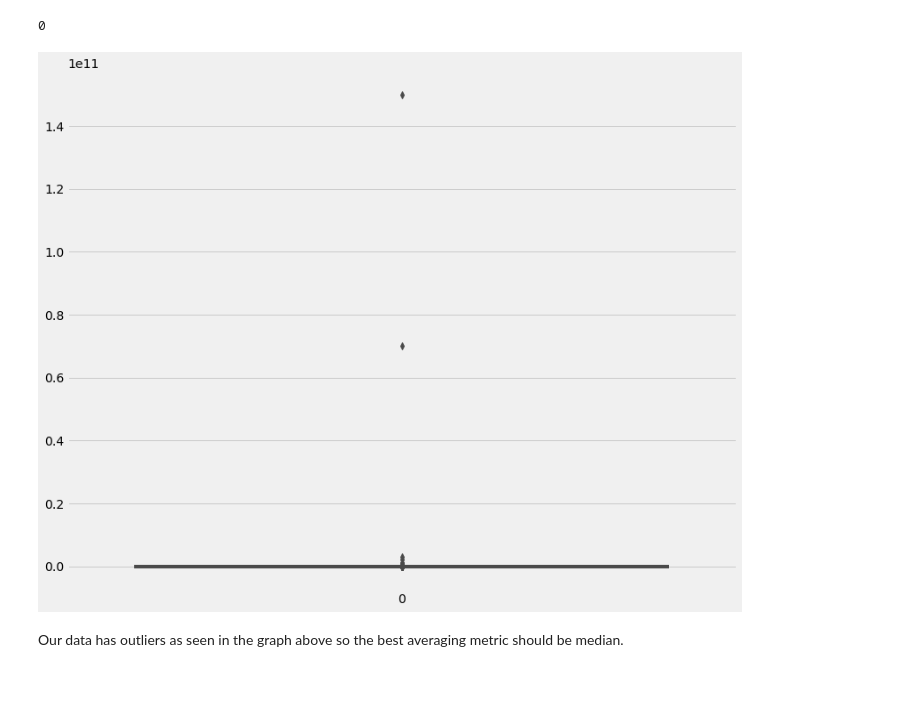
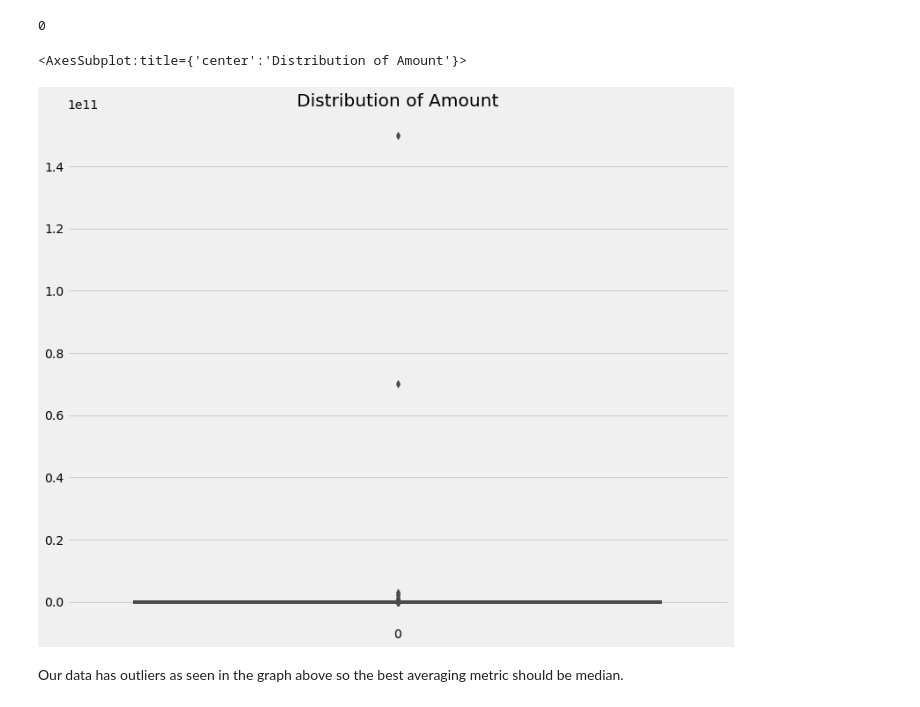
Before and after one commit to rkadey/Data-Analysis, a Jupyter notebook: Indian Startup Fund Analysis/Indian StartUp Funding Analysis.ipynb, the cells around one changed output. Drawn from its saved outputs; the diff is of its cells as text; code cells hidden in the pictures.

```diff
--- a/Indian Startup Fund Analysis/Indian StartUp Funding Analysis.ipynb
+++ b/Indian Startup Fund Analysis/Indian StartUp Funding Analysis.ipynb
@@ -225,3 +265,4 @@ df_2018.head()
 df_2018['Industry'] = df_2018['Industry'].apply(str)
 df_2018['Industry'] = df_2018['Industry'].str.split(',').str[0]
 df_2018['Industry'] = df_2018['Industry'].replace("'", "", regex=True)
+df_2018['Industry'] = df_2018['Industry'].replace("—", np.nan, regex=True)
@@ -238,7 +298,6 @@ Name: Industry, dtype: object
 # Split and use first city under Location column
 df_2018['Location'] = df_2018['Location'].apply(str)
 df_2018['Location'] = df_2018['Location'].str.split(',').str[0]
-df_2018['Location'] = df_2018['Location'].replace("'", "", regex=True)
 # %%
 df_2018['Location'].head()
 # %% [output]
@@ -858,6 +956,9 @@ Founders         545
 Investor         630
 dtype: int64
 # %%
+# removing all non-numeric values in dataset
+data["Amount($)"] = pd.to_numeric(data["Amount($)"], errors='coerce')
+
 # Replace missing values in dataset
 data["Amount($)"].replace(np.NaN, 0, inplace = True)
 # %%
@@ -902,11 +1002,13 @@ data.duplicated().sum()
 # %% [output]
 0
 # %%
-# Plot to detect outliers
+# Visualize on a graph
 plt.figure(figsize=(12,10))
+plt.title("Distribution of Amount")
+plt.style.use("fivethirtyeight")
 sns.boxplot(data = data["Amount($)"], palette="Blues_d")
-plt.show()
 # %% [output]
+<AxesSubplot:title={'center':'Distribution of Amount'}>
-[figure, old version]
+[figure, new version]
 # %% [markdown]
 Our data has outliers as seen in the graph above so the best averaging metric should be median.
```
Also changed, not shown: parts of 55 cells of this notebook.
